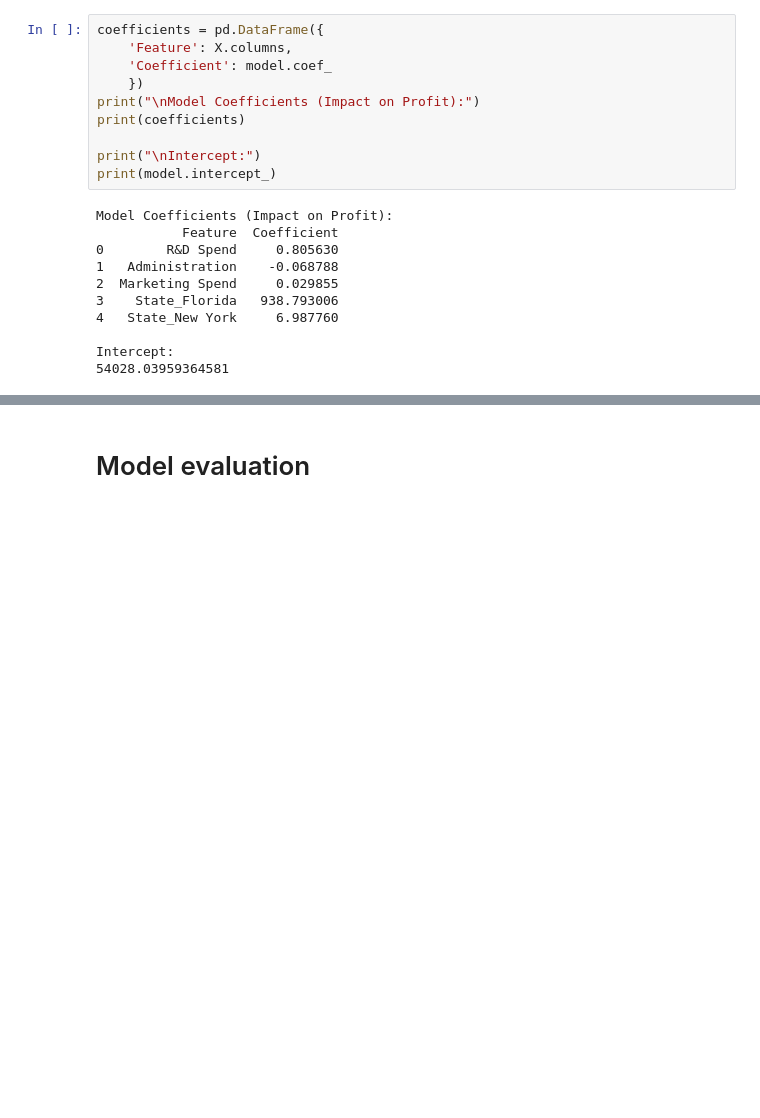
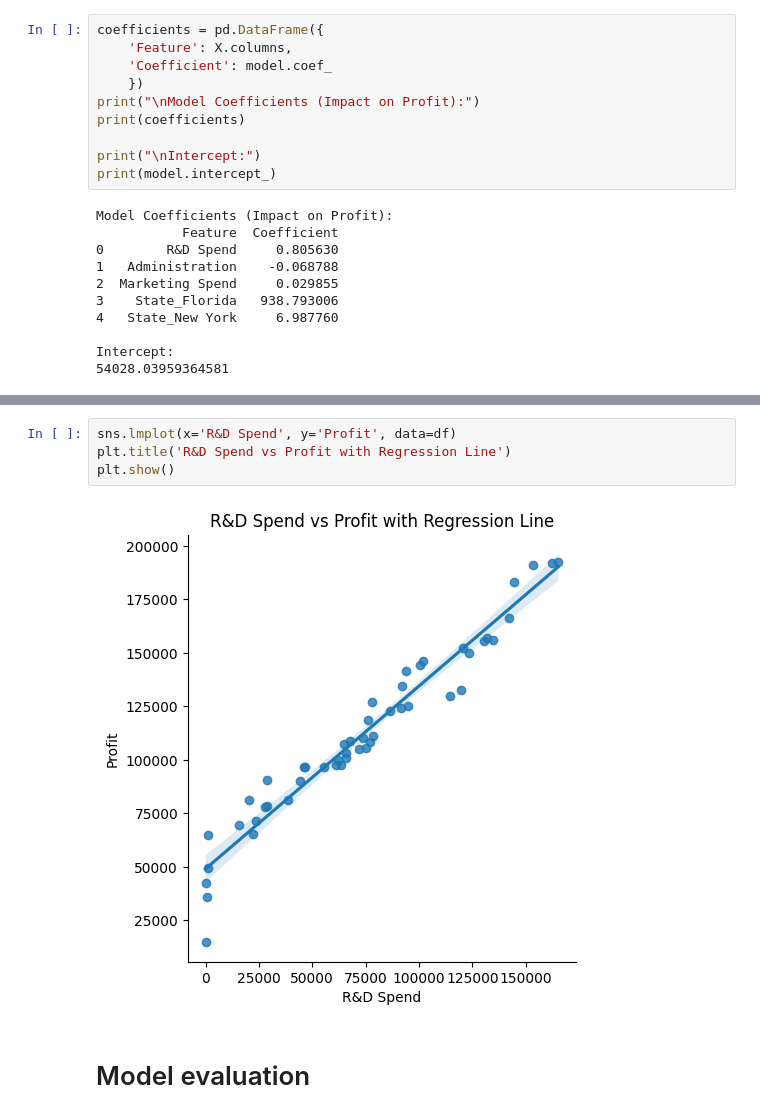
Before and after one commit to ptahir/Multiple-Regression-Model.-, a Jupyter notebook: 50startups.ipynb, the cells around one changed output, grey strips where cells are left out. Cells and saved outputs as stored; diff of their text form; blank space fills up the shorter version.

```diff
--- a/50startups.ipynb
+++ b/50startups.ipynb
@@ -80,3 +117,9 @@ Intercept:
+# %%
+sns.lmplot(x='R&D Spend', y='Profit', data=df)
+plt.title('R&D Spend vs Profit with Regression Line')
+plt.show()
+# %% [output]
+[figure, added]
 # %% [markdown]
 # Model evaluation
 # %%
```
Also changed, not shown: parts of 7 cells of this notebook.
